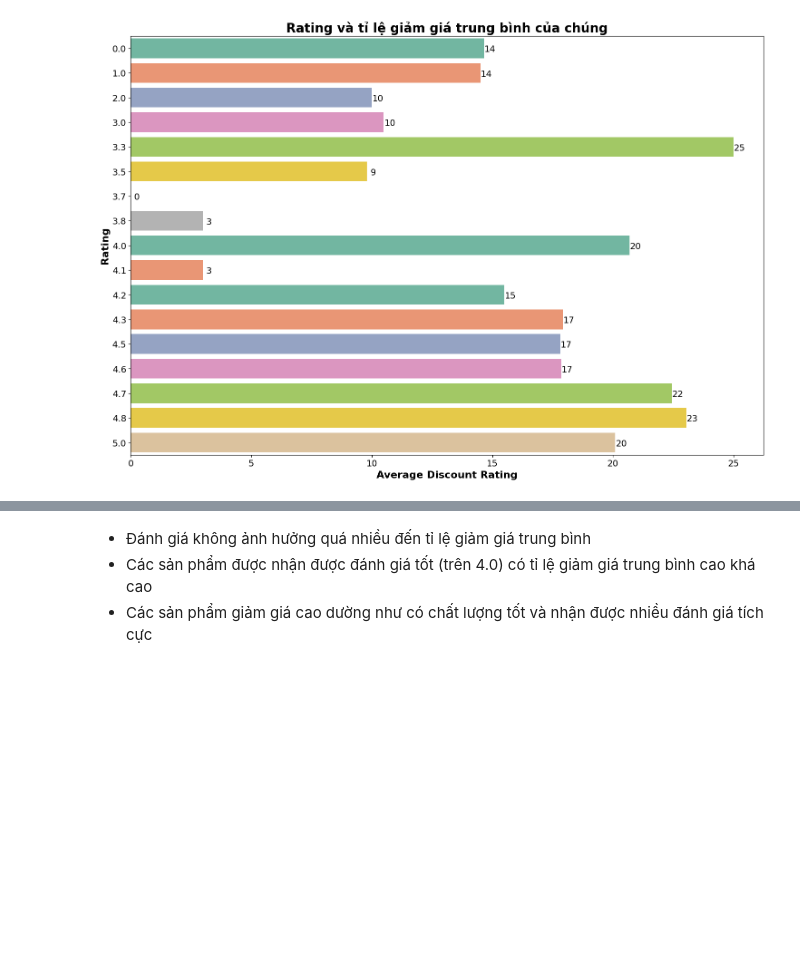
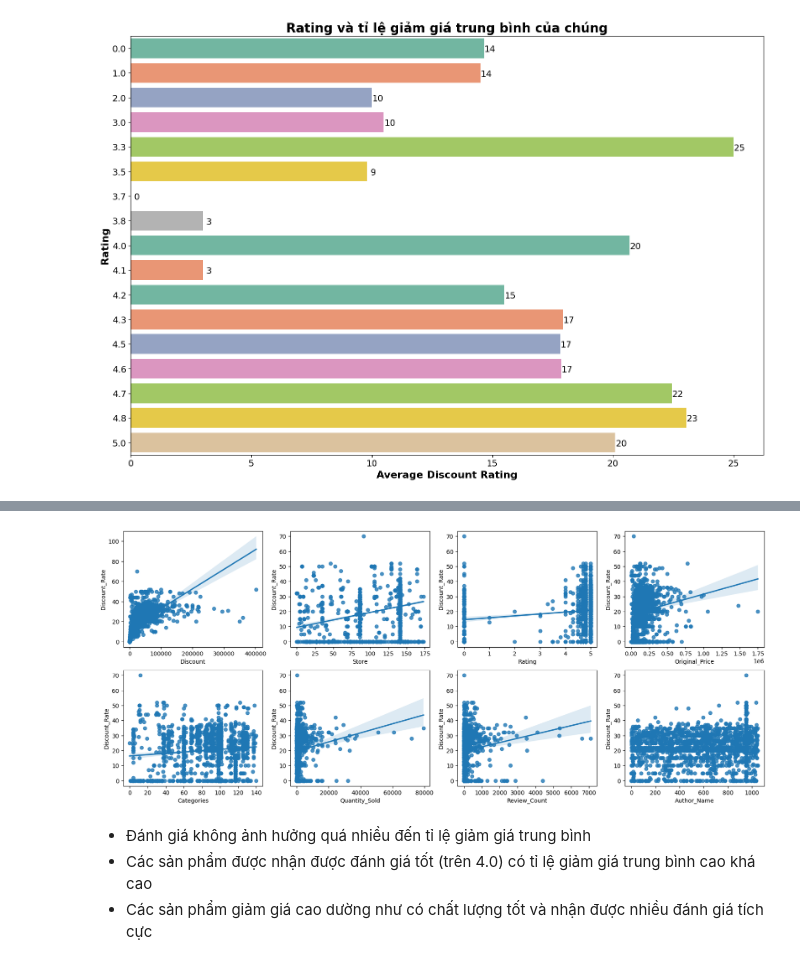
Before and after one commit to truc-nmt/tiki_discount_rate, a Jupyter notebook: notebooks/3. Exploratory-Data-Analysis.ipynb, the cells around one changed output, grey strips where cells are left out. Drawn from its saved outputs; the diff is of its cells as text; code cells hidden in the pictures; blank space fills up the shorter version.

```diff
--- a/notebooks/3. Exploratory-Data-Analysis.ipynb
+++ b/notebooks/3. Exploratory-Data-Analysis.ipynb
@@ -414,0 +417,9 @@ The palette list has fewer values (10) than needed (17) and will cycle, which ma
+# %%
+def find_correlated_features_numeric(dataframe, target):
+    df_num_corr = dataframe.corr()[target]
+    correlated_features = df_num_corr[abs(df_num_corr) > 0.1].sort_values(ascending=False)
+    return list(correlated_features.index)
+
+num_correlated_list = find_correlated_features_numeric(df_numeric, 'Discount_Rate')
+feature_selected = num_correlated_list[1:]
+feature_selected
@@ -415,3 +435,14 @@ The palette list has fewer values (10) than needed (17) and will cycle, which ma
+# %%
+def show_regression(feature_selected, target, df):
+  fig, ax = plt.subplots(round(len(feature_selected) / 4), 4, figsize = (20, 8))
+
+  for i, ax in enumerate(fig.axes):
+      if i < len(feature_selected):
+          sns.regplot(x=feature_selected[i], y=target, data=df, ax=ax)
+
+show_regression(feature_selected, 'Discount_Rate', df1[feature_selected + ['Discount_Rate']])
+# %% [output]
+[figure, added]
 # %% [markdown]
 - Đánh giá không ảnh hưởng quá nhiều đến tỉ lệ giảm giá trung bình
 - Các sản phẩm được nhận được đánh giá tốt (trên 4.0) có tỉ lệ giảm giá trung bình cao khá cao
```
Also changed, not shown: parts of 5 cells of this notebook.
